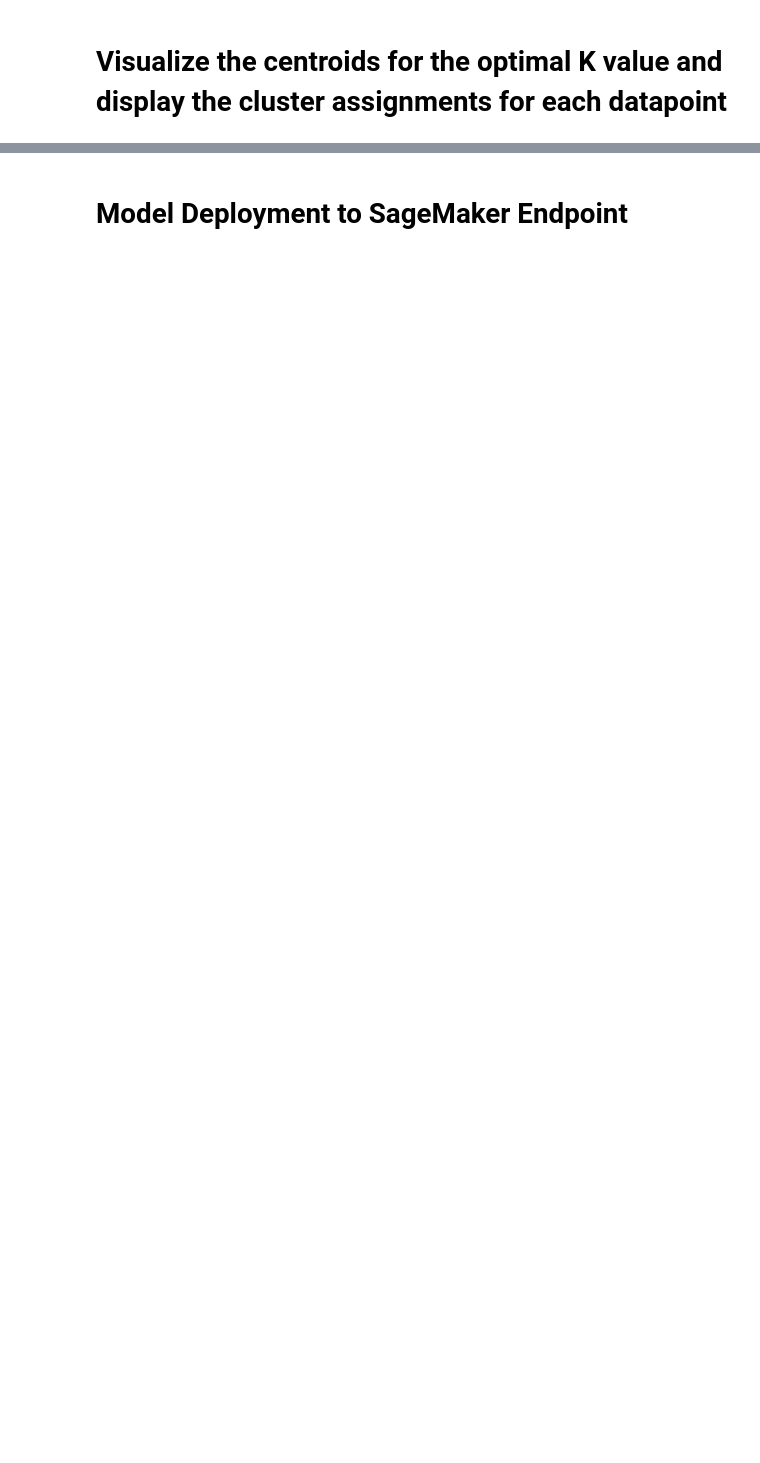
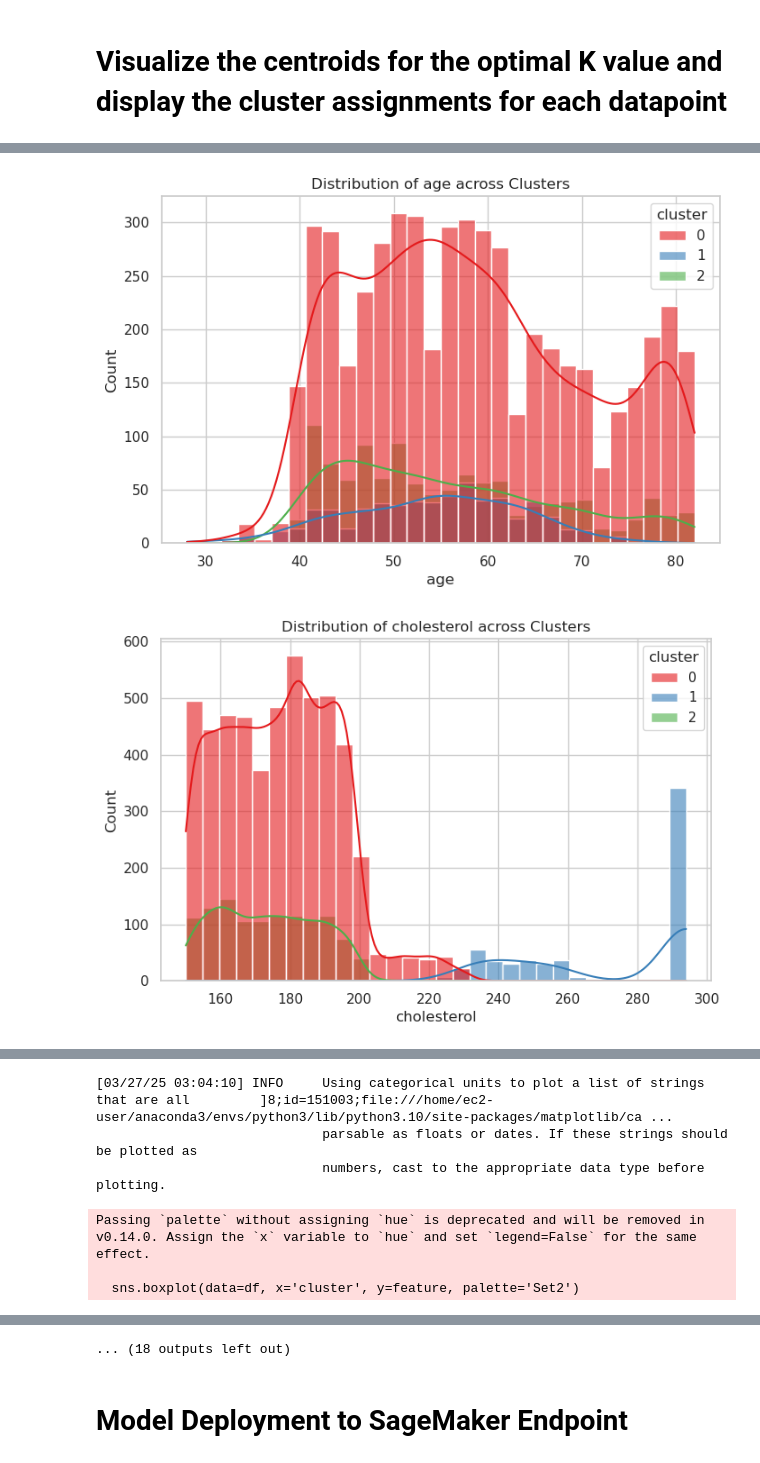
Before and after one commit to MikeGstefan/COMM-493---W25, a Jupyter notebook: KMeans Clustering - ALL.ipynb, the cells around one changed output, grey strips where cells are left out. Cells and saved outputs as stored; diff of their text form; code cells hidden in the pictures; blank space fills up the shorter version.

Commit message:
Added Dataset

```diff
--- a/KMeans Clustering - ALL.ipynb
+++ b/KMeans Clustering - ALL.ipynb
@@ -416,0 +504,14 @@ plt.show()
+# %%
+# Assuming `df` contains the original dataset and `kmeans.labels_` are the cluster assignments
+df['cluster'] = closest_centroids
+
+# Calculate the mean of each feature per cluster
+cluster_means = df.groupby('cluster').mean()
+
+# Display the cluster-wise means
+print("Cluster Feature Means:\n", cluster_means)
+
+# Optional: Check feature distribution in each cluster
+for col in df.columns[:-1]:  # Exclude 'cluster' column from iteration
+    print(f"\nFeature: {col}")
+    print(df.groupby('cluster')[col].describe())  # Get distribution stats
@@ -416,0 +536,39 @@ plt.show()
+# %%
+import matplotlib.pyplot as plt
+import seaborn as sns
+import pandas as pd
+
+# Assuming 'df' is your dataset and 'cluster' is the assigned cluster column
+# Replace 'df' with your actual DataFrame name
+
+features_to_plot = ['age', 'cholesterol', 'blood pressure', 'max heart rate', 'bmi']
+
+# Histograms for feature distributions
+for feature in features_to_plot:
+    plt.figure(figsize=(8, 5))
+    sns.histplot(data=df, x=feature, hue='cluster', kde=True, bins=30, palette='Set1', alpha=0.6)
+    plt.title(f'Distribution of {feature} across Clusters')
+    plt.xlabel(feature)
+    plt.ylabel('Count')
+    plt.show()
+
+# Box plots to show the spread of data within each cluster
+for feature in features_to_plot:
+    plt.figure(figsize=(8, 5))
+    sns.boxplot(data=df, x='cluster', y=feature, palette='Set2')
+    plt.title(f'Boxplot of {feature} per Cluster')
+    plt.xlabel('Cluster')
+    plt.ylabel(feature)
+    plt.show()
+
+# KDE plots to visualize the density
+for feature in features_to_plot:
+    plt.figure(figsize=(8, 5))
+    sns.kdeplot(data=df, x=feature, hue='cluster', fill=True, common_norm=False, palette='Set1', alpha=0.5)
+    plt.title(f'KDE Plot of {feature} per Cluster')
+    plt.xlabel(feature)
+    plt.ylabel('Density')
+    plt.show()
+# %% [output]
+[figure, added]
+[figure, added]
@@ -416,0 +578,6 @@ plt.show()
+[03/27/25 03:04:10] INFO     Using categorical units to plot a list of strings that are all         ]8;id=151003;file:///home/ec2-user/anaconda3/envs/python3/lib/python3.10/site-packages/matplotlib/ca ...
+                             parsable as floats or dates. If these strings should be plotted as
+                             numbers, cast to the appropriate data type before plotting.
+Passing `palette` without assigning `hue` is deprecated and will be removed in v0.14.0. Assign the `x` variable to `hue` and set `legend=False` for the same effect.
+
+  sns.boxplot(data=df, x='cluster', y=feature, palette='Set2')
@@ -417,3 +597,4 @@ plt.show()
+... (18 outputs left out)
 # %% [markdown]
 # Model Deployment to SageMaker Endpoint
 # %%
```
Also changed, not shown: parts of 15 cells of this notebook, 2 other files.
